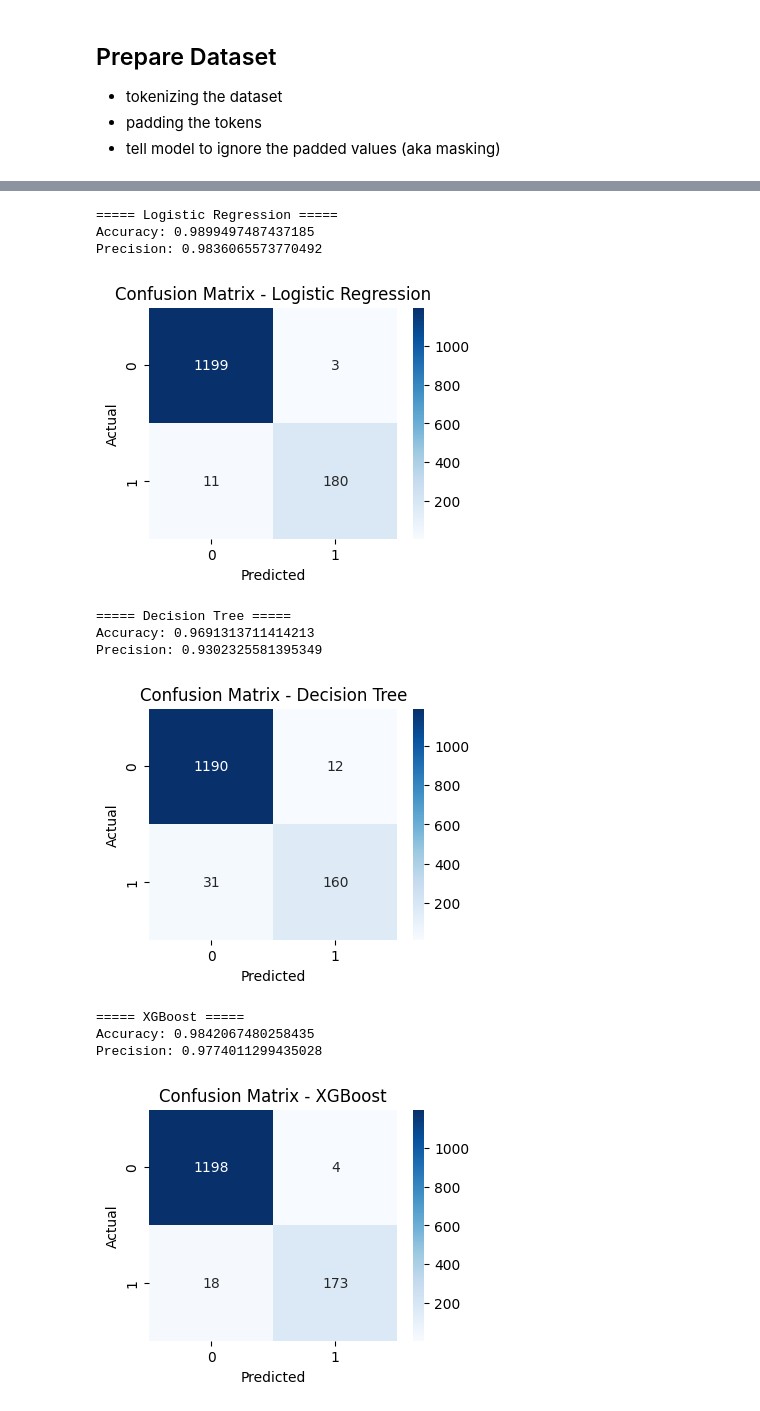
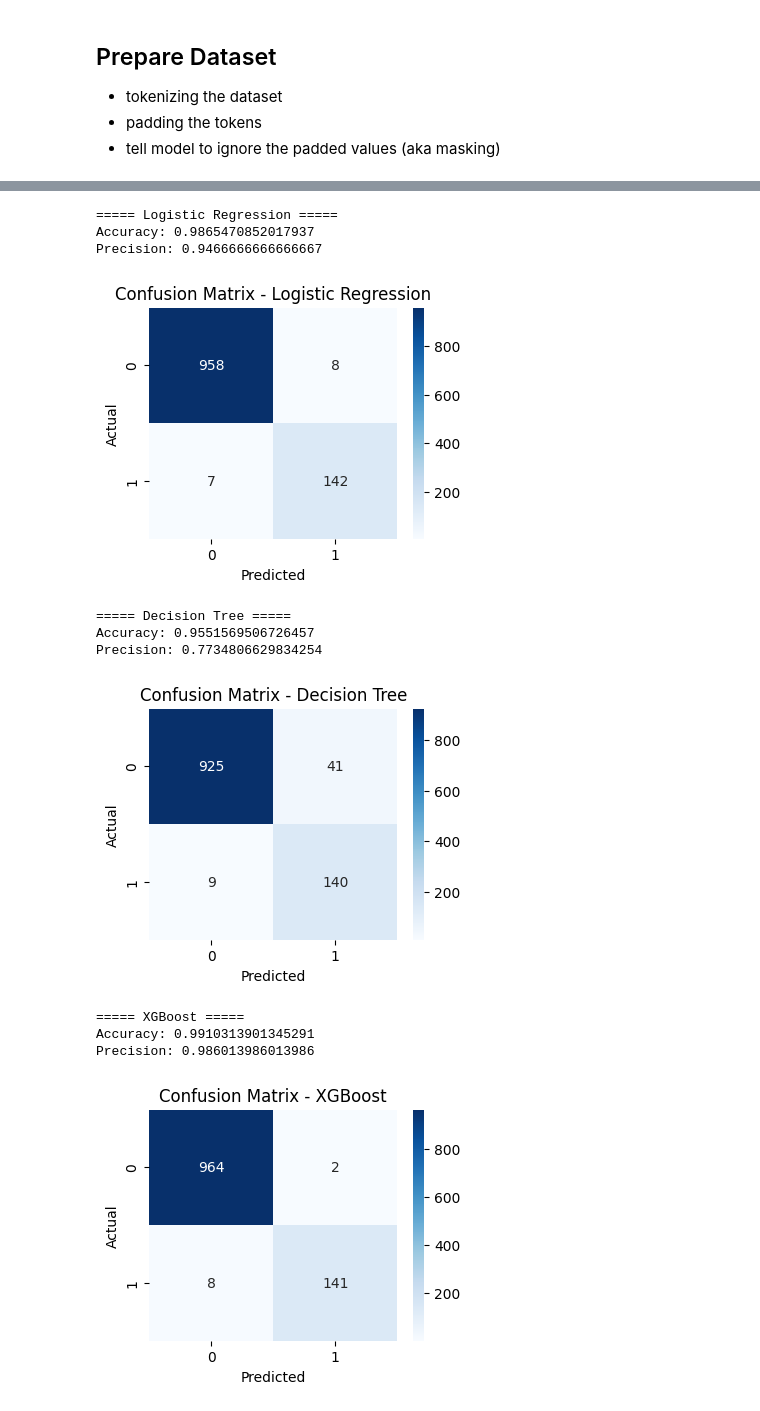
Before and after one commit to ninacunha/BERT-vs-TFIDF-TextClassification, a Jupyter notebook: Final.ipynb, the cells around one changed output, grey strips where cells are left out. Cells and saved outputs as stored; diff of their text form; code cells hidden in the pictures.

Commit message:
finalized bert model/ add final graph

```diff
--- a/Final.ipynb
+++ b/Final.ipynb
@@ -244,12 +190,10 @@ cpu
 # %%
-df = pd.read_csv('spam.csv', encoding="latin-1")
-
-# changing spam classification to numeric: 0 for not spam, 1 for spam
-df['label'] = df['v1'].map({'ham': 0, 'spam': 1})
-
 model_class, tokenizer_class, pretrained_weights = (ppb.DistilBertModel, ppb.DistilBertTokenizer, 'distilbert-base-uncased')
 
 tokenizer = tokenizer_class.from_pretrained(pretrained_weights)
+train_tokens = X_train_text.apply(lambda x: tokenizer.encode(x, add_special_tokens=True))
+test_tokens  = X_test_text.apply(lambda x: tokenizer.encode(x, add_special_tokens=True))
+
 model = model_class.from_pretrained(pretrained_weights)
 # %% [markdown]
 ## Prepare Dataset
@@ -282,17 +226,23 @@ Masked data shape:
 # %%
-input_ids = torch.tensor(padded)
-attention_mask = torch.tensor(attention_mask)
+# Convert train/test padded sequences to torch tensors
+train_input_ids = torch.tensor(train_padded)
+train_attention_mask = torch.tensor(train_attention_mask)
 
+test_input_ids = torch.tensor(test_padded)
+test_attention_mask = torch.tensor(test_attention_mask)
+
+# Extract features from BERT (CLS token)
 with torch.no_grad():
-    last_hidden_states = model(input_ids, attention_mask=attention_mask)
+    train_outputs = model(train_input_ids, attention_mask=train_attention_mask)
+    test_outputs  = model(test_input_ids, attention_mask=test_attention_mask)
+
+# CLS token features
+train_features = train_outputs.last_hidden_state[:, 0, :].numpy()
+test_features  = test_outputs.last_hidden_state[:, 0, :].numpy()
-# %%
-features = last_hidden_states[0][:,0,:].numpy()
-labels = df["label"]
-train_features, test_features, train_labels, test_labels = train_test_split(features, labels, random_state=42)
 # %%
 bert_models = {
-    'Logistic Regression': LogisticRegression(solver='liblinear', penalty='l1'),
-    'Decision Tree': DecisionTreeClassifier(max_depth=5),
+    'Logistic Regression': LogisticRegression(solver='liblinear', penalty='l1', class_weight='balanced'),
+    'Decision Tree': DecisionTreeClassifier(max_depth=5,class_weight='balanced'),
     'XGBoost': XGBClassifier(n_estimators=100, random_state=42, eval_metric="logloss"),
     'Gradient Boosting': GradientBoostingClassifier(n_estimators=100, random_state=42)
 }
@@ -302,47 +252,47 @@ results_bert = {}
 for name, model in bert_models.items():
 
     # Train on full train set
-    model.fit(train_features, train_labels)
+    model.fit(train_features, y_train)
 
     # Predict on test set
     y_pred = model.predict(test_features)
 
     # Metrics
 
-    acc = accuracy_score(test_labels, y_pred)
-    prec = precision_score(test_labels, y_pred, zero_division=0)
+    acc = accuracy_score(y_test, y_pred)
+    prec = precision_score(y_test, y_pred, zero_division=0)
 
     print(f"\n===== {name} =====")
     print("Accuracy:", acc)
     print("Precision:", prec)
 
     # Heatmap
-    cm = confusion_matrix(test_labels, y_pred)
+    cm = confusion_matrix(y_test, y_pred)
     plt.figure(figsize=(4, 3))
     sns.heatmap(cm, annot=True, fmt="d", cmap="Blues")
     plt.title(f"Confusion Matrix - {name}")
     plt.xlabel("Predicted")
     plt.ylabel("Actual")
     plt.show()
 
     # Save results
     results_bert[name] = {
         "accuracy": acc,
         "precision": prec
     }
 
 results_bert
 # %% [output]
 ===== Logistic Regression =====
-Accuracy: 0.9899497487437185
-Precision: 0.9836065573770492
+Accuracy: 0.9865470852017937
+Precision: 0.9466666666666667
-[figure, old version]
+[figure, new version]
 ===== Decision Tree =====
-Accuracy: 0.9691313711414213
-Precision: 0.9302325581395349
+Accuracy: 0.9551569506726457
+Precision: 0.7734806629834254
-[figure, old version]
+[figure, new version]
 ===== XGBoost =====
-Accuracy: 0.9842067480258435
-Precision: 0.9774011299435028
+Accuracy: 0.9910313901345291
+Precision: 0.986013986013986
-[figure, old version]
+[figure, new version]
 ===== Gradient Boosting =====
```
Also changed, not shown: parts of 13 cells of this notebook.
